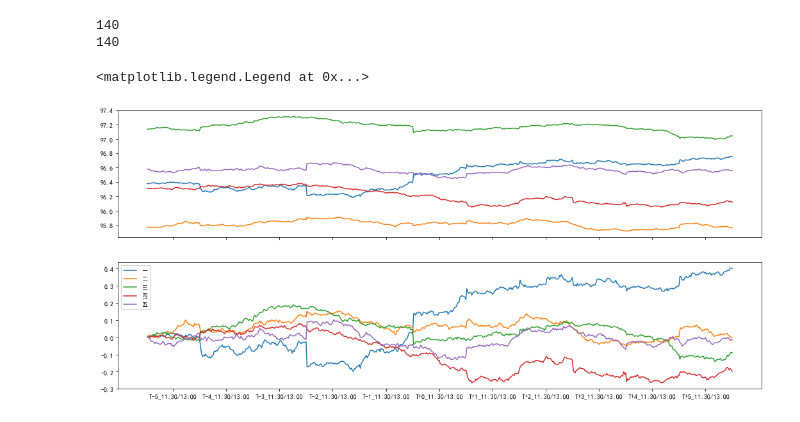
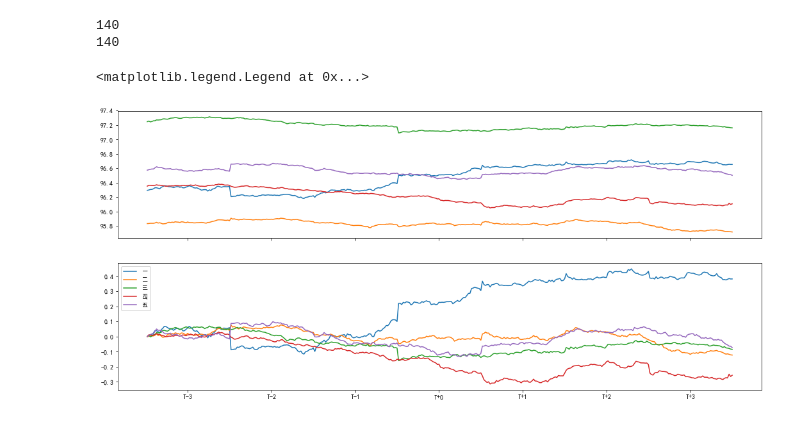
Before and after one commit to dxcv/my-strategies, a Jupyter notebook: strategy1/strategy1.ipynb, the cells around one changed output. Drawn from its saved outputs; the diff is of its cells as text; code cells hidden in the pictures.

Commit message:
imp_days_minutes_plot

```diff
--- a/strategy1/strategy1.ipynb
+++ b/strategy1/strategy1.ipynb
@@ -88,10 +34,0 @@ for bondtype in ["00", "02"]:
-# %%
-# 绘制债券发行乘数与发行冲击的散点图
-sql = r"""select t1.mg_multiplier, t2.delta from tb_pri t1
-inner join tb_sec_delta t2 on t1.code = t2.code and t2.seq = 0
-where bond_type = '国开债'"""
-data = Data(sql, cur)
-x = np.array(data.select_col(0))
-y = np.array(data.select_col(1))
-fig, ax = plt.subplots(1, 1)
-ax.scatter(x, y, s=0.5)
@@ -162,24 +34,0 @@ None  0
-# %%
-# 发行规模与发行冲击
-
-bondtype = "00"  # 债券种类：国开债（02） or 国债（00）
-
-# 将发行规模五等分，分位数存储于per_amount
-sql1 = """select t1.amount, t2.delta from appendix1 t1 inner join tb_sec_delta t2
-on t1.code = t2.code and t2.seq = 0
-where t1.code regexp '[:alnum:]{{2}}{}.*'""".format(bondtype)
-data = Data(sql1, cur).data
-data = np.array(data)
-data = pd.DataFrame(data, columns=['amount', 'delta'])
-per_amount = [0]
-for p in range(20, 120, 20):
-    per_amount.append(float(np.percentile(data["amount"], p)))
-
-# 计算每个分位之间的delta均值
-res = []
-sql2 = """select avg(t2.delta), count(*) from  appendix1 t1 inner join tb_sec_delta t2
-on t1.code = t2.code and t2.seq = 0
-where t1.amount > %s and t1.amount <= %s and t1.code regexp '[:alnum:]{{2}}{}.*'""".format(bondtype)
-for i in range(len(per_amount)-1):
-    d = Data(sql2, cur, (per_amount[i], per_amount[i+1])).data
-    res.append(d[0])
@@ -381,8 +221,8 @@ def trading_time(dt, minute_delta=5):
     res.extend(dt_times_pm)
     return res
 # %%
-day1 = 5
-day2 = 5
+day1 = 3
+day2 = 3
 k = 5
 dt0 = dtt.date(2016, 2, 15)
 times = trading_time(dt0)
@@ -413,16 +253,16 @@ pd_data2 = pd.DataFrame(list(zip(*data2)), index=index, columns=columns)
 # %%
 mpl.rcParams['font.sans-serif'] = ['SimHei']
 plt.rcParams['axes.unicode_minus'] = False
-locator = ticker.FixedLocator([54*d+26 for d in range(day1+day2+1)])
-# formatter = ticker.StrMethodFormatter("{.3}")
+locator = FixedLocator([54*d+26 for d in range(day1+day2+1)])
+formatter = FixedFormatter(days)
 fig, axes = plt.subplots(2, 1, figsize=(18, 8), sharex="all")
 for ax, pd_data in zip(axes, [pd_data1, pd_data2]):
     labels = pd_data.columns
     for i in range(len(labels)):
         ax.plot(pd_data.index, pd_data.iloc[:, i], label=labels[i])
 ax.xaxis.set_major_locator(locator)
-# ax.xaxis.set_major_formatter(formatter)
+ax.xaxis.set_major_formatter(formatter)
 ax.legend(loc="best")
 # %% [output]
 <matplotlib.legend.Legend at 0x...>
-[figure, old version]
+[figure, new version]
```
Also changed, not shown: parts of 20 cells of this notebook, 2 other files.
